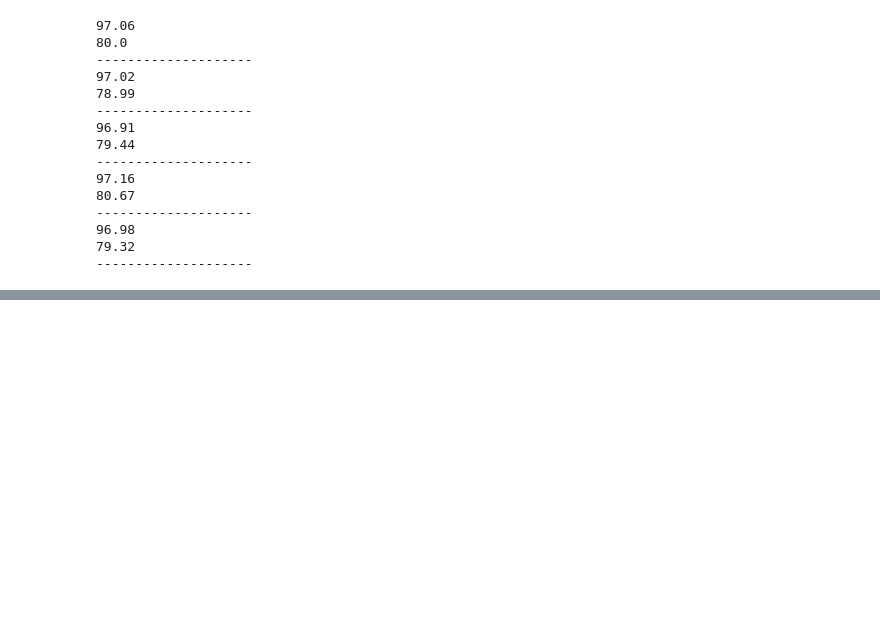
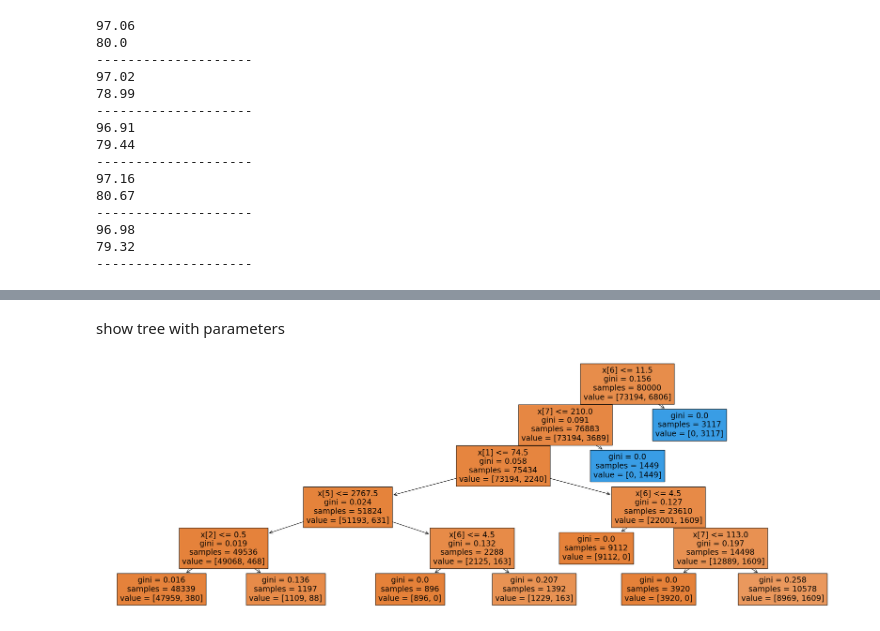
Before and after one commit to Timok951/Metrics, a Jupyter notebook: Practise.ipynb, the cells around one changed output, grey strips where cells are left out. Drawn from its saved outputs; the diff is of its cells as text; code cells hidden in the pictures; blank space fills up the shorter version.

```diff
--- a/Practise.ipynb
+++ b/Practise.ipynb
@@ -266,0 +233,8 @@ print(treep)
+# %% [markdown]
+show tree with parameters
+# %%
+plt.figure(figsize=(30,10))
+tree.plot_tree(dtchp,filled=True)
+print()
+# %% [output]
+[figure, added]
```
Also changed, not shown: parts of 7 cells of this notebook.
